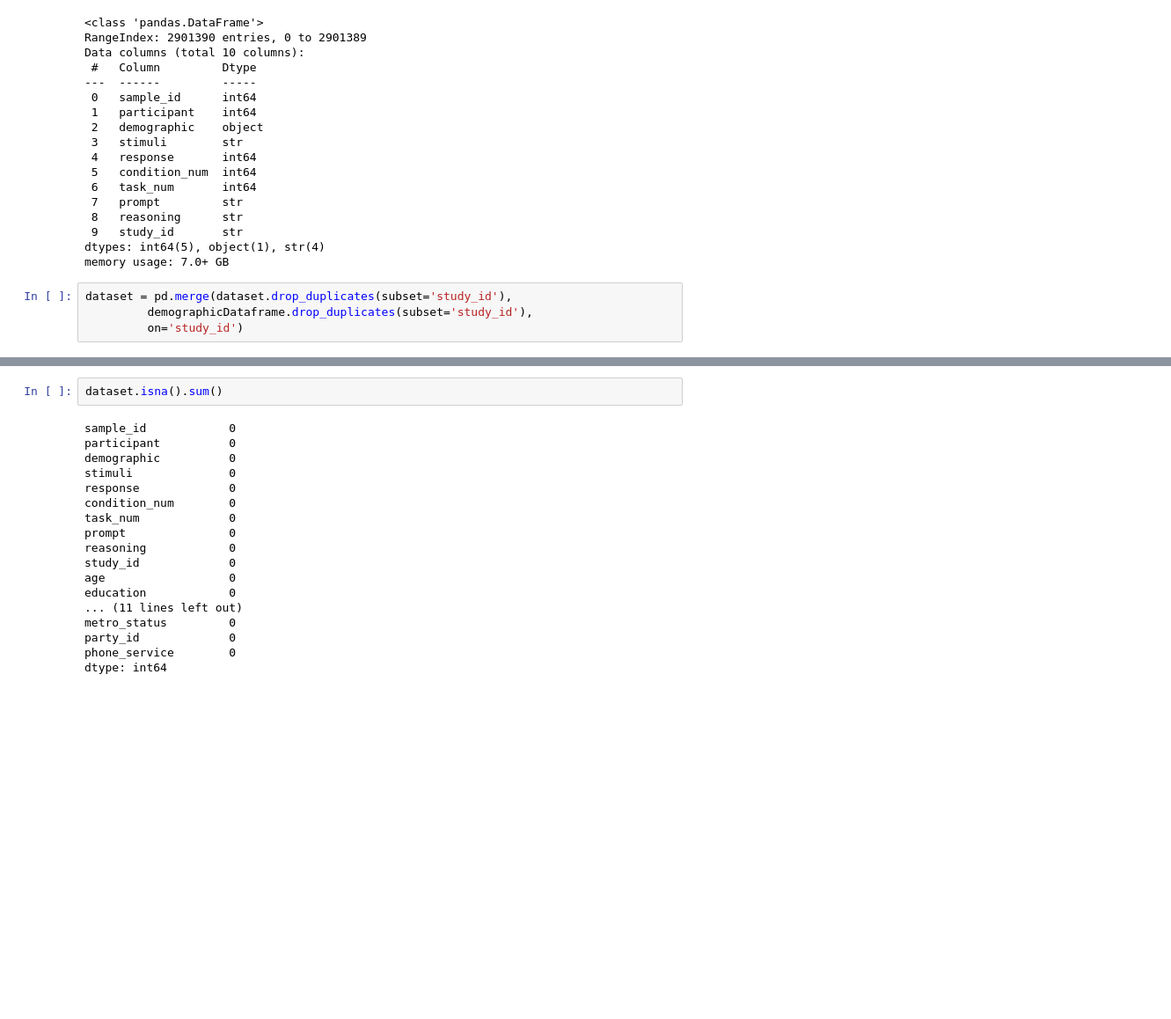
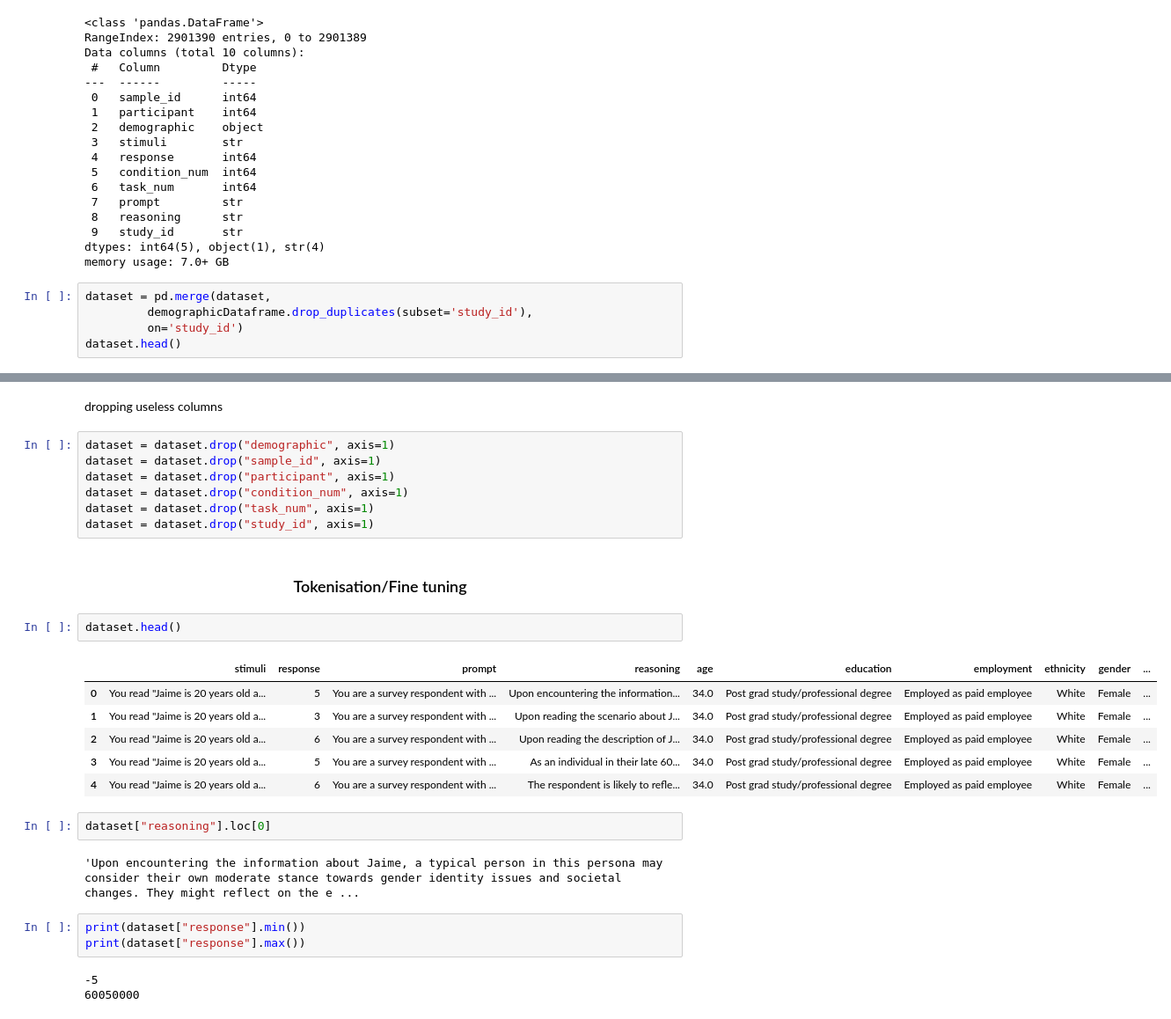
Before and after one commit to JamesPeach0044/UROP-research-project, a Jupyter notebook: SFT-tuning.ipynb, the cells around one changed output, grey strips where cells are left out. Shown at 88% size. Saved outputs shown, nothing was run; the diff lists cells and outputs as text; blank space fills up the shorter version.

Commit message:
finished preprocessing data and started tokanisation and fine tune coding

```diff
--- a/SFT-tuning.ipynb
+++ b/SFT-tuning.ipynb
@@ -188,6 +190,7 @@ Data columns (total 10 columns):
 dtypes: int64(5), object(1), str(4)
 memory usage: 7.0+ GB
 # %%
-dataset = pd.merge(dataset.drop_duplicates(subset='study_id'),
+dataset = pd.merge(dataset,
          demographicDataframe.drop_duplicates(subset='study_id'),
          on='study_id')
+dataset.head()
@@ -194,20 +205,30 @@ dataset = pd.merge(dataset.drop_duplicates(subset='study_id'),
-# %%
-dataset.isna().sum()
-# %% [output]
-sample_id            0
-participant          0
-demographic          0
-stimuli              0
-response             0
-condition_num        0
-task_num             0
-prompt               0
-reasoning            0
-study_id             0
-age                  0
-education            0
-... (11 lines left out)
-metro_status         0
-party_id             0
-phone_service        0
-dtype: int64
+# %% [markdown]
+dropping useless columns
+# %%
+dataset = dataset.drop("demographic", axis=1)
+dataset = dataset.drop("sample_id", axis=1)
+dataset = dataset.drop("participant", axis=1)
+dataset = dataset.drop("condition_num", axis=1)
+dataset = dataset.drop("task_num", axis=1)
+dataset = dataset.drop("study_id", axis=1)
+# %% [markdown]
+<h3 style="text-align:center"> Tokenisation/Fine tuning</h3>
+# %%
+dataset.head()
+# %% [output]
+|  | stimuli | response | prompt | reasoning | age | education | employment | ethnicity | gender | ... |
+| 0 | You read "Jaime is 20 years old a... | 5 | You are a survey respondent with ... | Upon encountering the information... | 34.0 | Post grad study/professional degree | Employed as paid employee | White | Female | ... |
+| 1 | You read "Jaime is 20 years old a... | 3 | You are a survey respondent with ... | Upon reading the scenario about J... | 34.0 | Post grad study/professional degree | Employed as paid employee | White | Female | ... |
+| 2 | You read "Jaime is 20 years old a... | 6 | You are a survey respondent with ... | Upon reading the description of J... | 34.0 | Post grad study/professional degree | Employed as paid employee | White | Female | ... |
+| 3 | You read "Jaime is 20 years old a... | 5 | You are a survey respondent with ... | As an individual in their late 60... | 34.0 | Post grad study/professional degree | Employed as paid employee | White | Female | ... |
+| 4 | You read "Jaime is 20 years old a... | 6 | You are a survey respondent with ... | The respondent is likely to refle... | 34.0 | Post grad study/professional degree | Employed as paid employee | White | Female | ... |
+# %%
+dataset["reasoning"].loc[0]
+# %% [output]
+'Upon encountering the information about Jaime, a typical person in this persona may consider their own moderate stance towards gender identity issues and societal changes. They might reflect on the e ...
+# %%
+print(dataset["response"].min())
+print(dataset["response"].max())
+# %% [output]
+-5
+60050000
```
Also changed, not shown: parts of 5 cells of this notebook.
